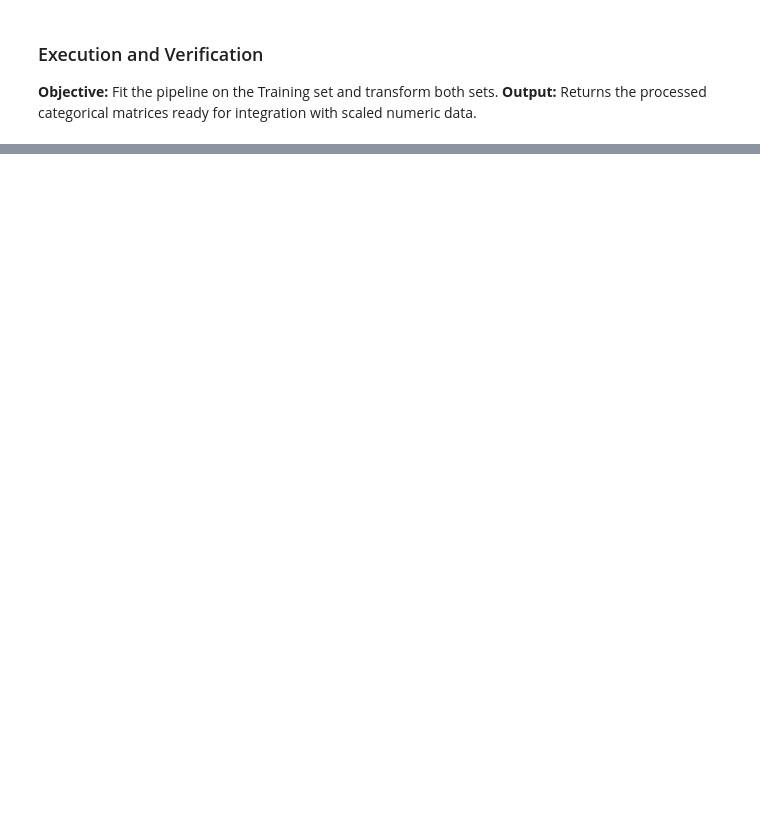
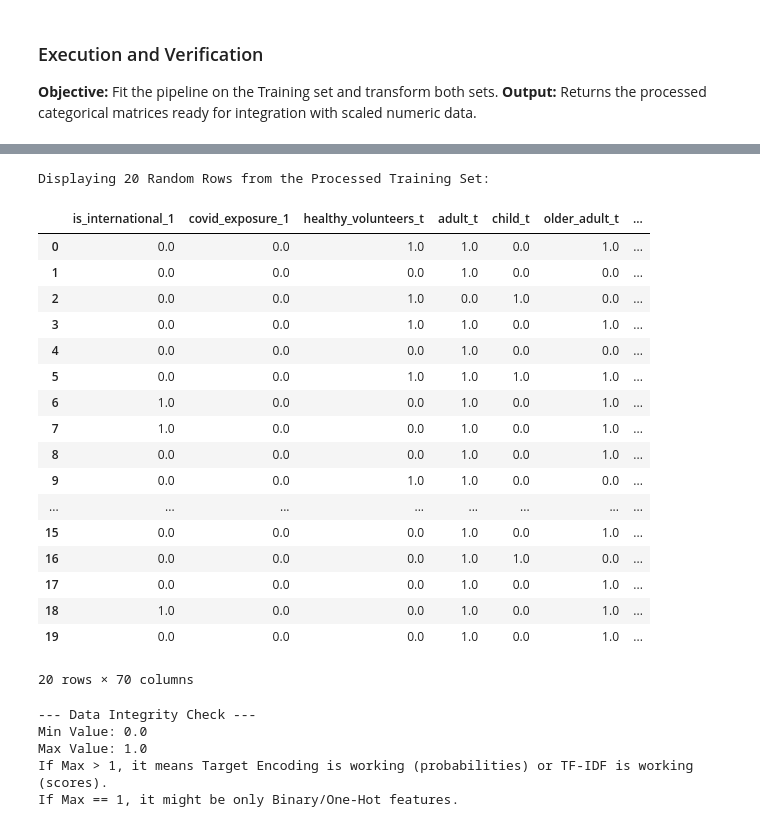
Before and after one commit to delaunan/clintrialpredict, a Jupyter notebook: notebooks/nicolas/02_data_preparation.ipynb, the cells around one changed output, grey strips where cells are left out. Cells and saved outputs as stored; diff of their text form; code cells hidden in the pictures; blank space fills up the shorter version.

```diff
--- a/notebooks/nicolas/02_data_preparation.ipynb
+++ b/notebooks/nicolas/02_data_preparation.ipynb
@@ -161,0 +201,61 @@ print(f"Sample Features: {new_features[:10]}")
+# %%
+import numpy as np
+
+# 1. Settings
+n_samples = 20
+feature_names = encoder_step.get_feature_names_out()
+
+# 2. Pick Random Indices
+# We use a fixed seed (42) so you see the same rows every time you run this
+rng = np.random.RandomState(42)
+random_indices = rng.choice(X_train_cat.shape[0], size=n_samples, replace=False)
+
+# 3. Slice the Data
+# We grab the specific rows corresponding to the random indices
+sample_raw = X_train_cat[random_indices]
+
+# 4. Handle Sparse Matrix
+# TF-IDF often creates a "Sparse Matrix" to save memory.
+# We must convert it to a standard "Dense" array to put it in a DataFrame.
+try:
+    sample_raw = sample_raw.toarray()
+except AttributeError:
+    pass # It is already a standard array
+
+# 5. Create and Display DataFrame
+df_sample = pd.DataFrame(sample_raw, columns=feature_names)
+
+print(f"Displaying {n_samples} Random Rows from the Processed Training Set:")
+display(df_sample)
+
+# 6. Quick Stats Check
+print("\n--- Data Integrity Check ---")
+print(f"Min Value: {df_sample.min().min()}")
+print(f"Max Value: {df_sample.max().max()}")
+print("If Max > 1, it means Target Encoding is working (probabilities) or TF-IDF is working (scores).")
+print("If Max == 1, it might be only Binary/One-Hot features.")
+# %% [output]
+Displaying 20 Random Rows from the Processed Training Set:
+|  | is_international_1 | covid_exposure_1 | healthy_volunteers_t | adult_t | child_t | older_adult_t | ... |
+| 0 | 0.0 | 0.0 | 1.0 | 1.0 | 0.0 | 1.0 | ... |
+| 1 | 0.0 | 0.0 | 0.0 | 1.0 | 0.0 | 0.0 | ... |
+| 2 | 0.0 | 0.0 | 1.0 | 0.0 | 1.0 | 0.0 | ... |
+| 3 | 0.0 | 0.0 | 1.0 | 1.0 | 0.0 | 1.0 | ... |
+| 4 | 0.0 | 0.0 | 0.0 | 1.0 | 0.0 | 0.0 | ... |
+| 5 | 0.0 | 0.0 | 1.0 | 1.0 | 1.0 | 1.0 | ... |
+| 6 | 1.0 | 0.0 | 0.0 | 1.0 | 0.0 | 1.0 | ... |
+| 7 | 1.0 | 0.0 | 0.0 | 1.0 | 0.0 | 1.0 | ... |
+| 8 | 0.0 | 0.0 | 0.0 | 1.0 | 0.0 | 1.0 | ... |
+| 9 | 0.0 | 0.0 | 1.0 | 1.0 | 0.0 | 0.0 | ... |
+| ... | ... | ... | ... | ... | ... | ... | ... |
+| 15 | 0.0 | 0.0 | 0.0 | 1.0 | 0.0 | 1.0 | ... |
+| 16 | 0.0 | 0.0 | 0.0 | 1.0 | 1.0 | 0.0 | ... |
+| 17 | 0.0 | 0.0 | 0.0 | 1.0 | 0.0 | 1.0 | ... |
+| 18 | 1.0 | 0.0 | 0.0 | 1.0 | 0.0 | 1.0 | ... |
+| 19 | 0.0 | 0.0 | 0.0 | 1.0 | 0.0 | 1.0 | ... |
+20 rows × 70 columns
+--- Data Integrity Check ---
+Min Value: 0.0
+Max Value: 1.0
+If Max > 1, it means Target Encoding is working (probabilities) or TF-IDF is working (scores).
+If Max == 1, it might be only Binary/One-Hot features.
```
Also changed, not shown: parts of 9 cells of this notebook, 1 other file.
